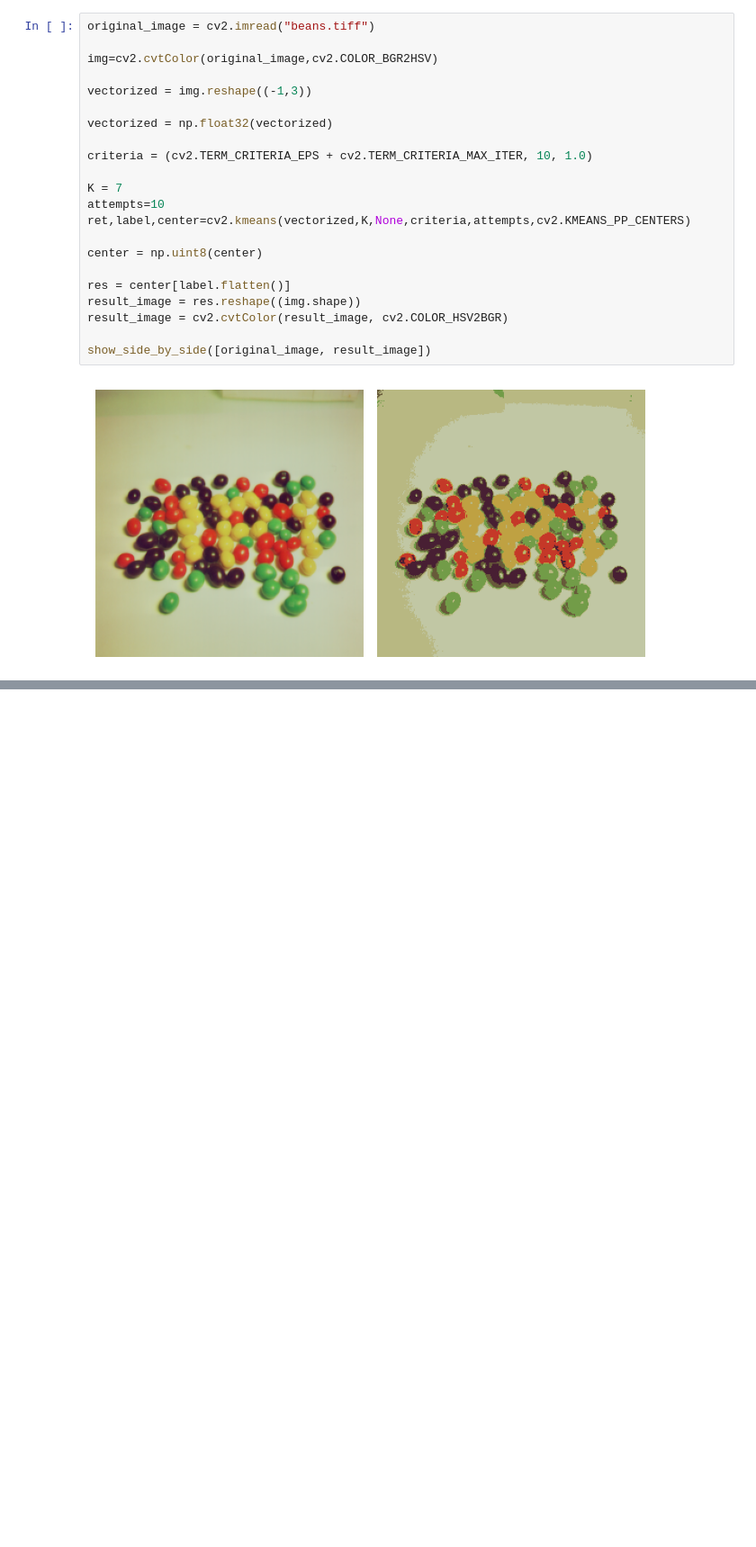
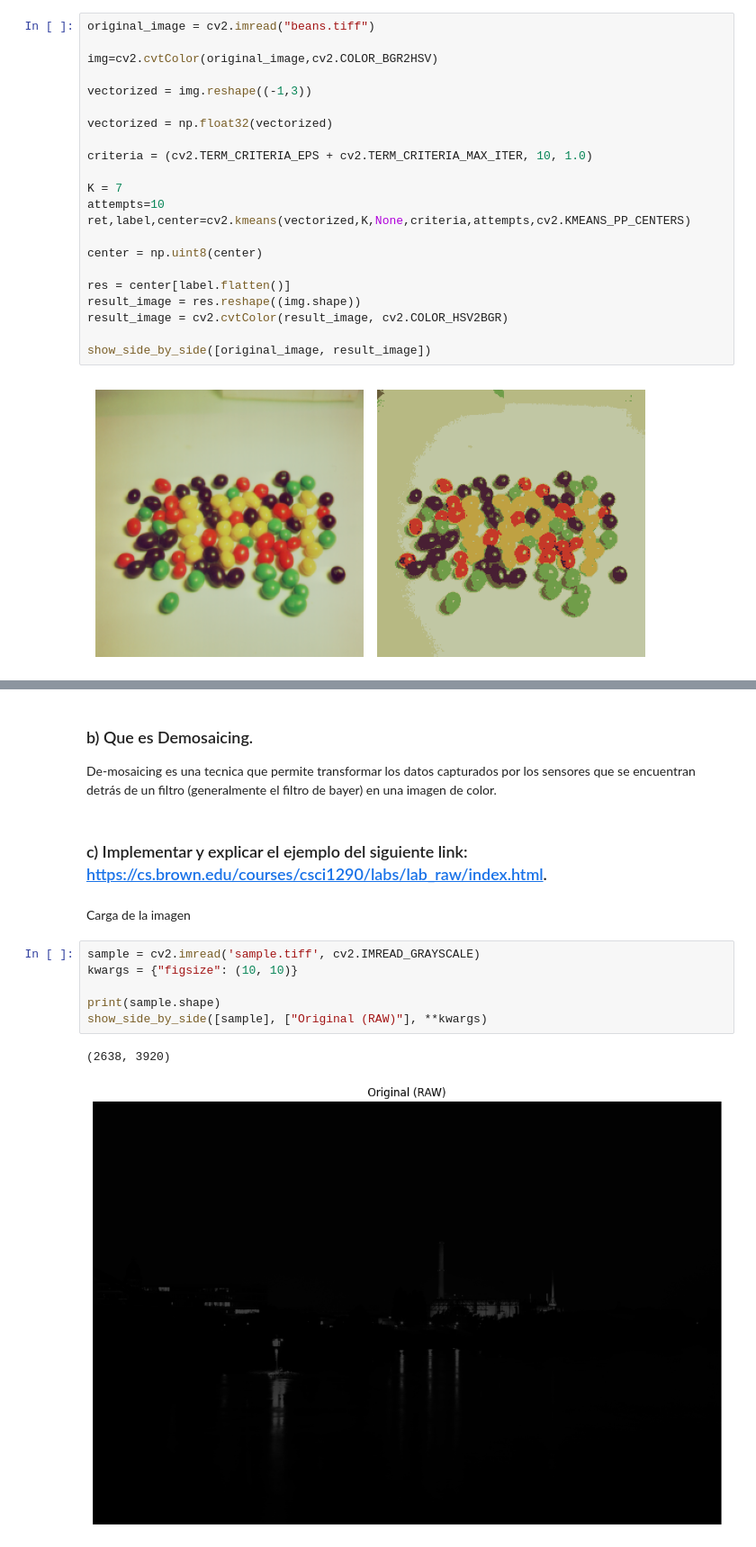
Before and after one commit to bautistasch/Procesamiento-de-Imagenes, a Jupyter notebook: TP6/notebook.ipynb, the cells around one changed output, grey strips where cells are left out. Shown at 90% size. Saved outputs shown, nothing was run; the diff lists cells and outputs as text; blank space fills up the shorter version.

```diff
--- a/TP6/notebook.ipynb
+++ b/TP6/notebook.ipynb
@@ -133,0 +142,17 @@ show_side_by_side([original_image, result_image])
+# %% [markdown]
+### b) Que es Demosaicing.
+
+De-mosaicing es una tecnica que permite transformar los datos capturados por los sensores que se encuentran detrás de un filtro (generalmente el filtro de bayer) en una imagen de color.
+# %% [markdown]
+### c) Implementar y explicar el ejemplo del siguiente link: https://cs.brown.edu/courses/csci1290/labs/lab_raw/index.html.
+# %% [markdown]
+Carga de la imagen
+# %%
+sample = cv2.imread('sample.tiff', cv2.IMREAD_GRAYSCALE)
+kwargs = {"figsize": (10, 10)}
+
+print(sample.shape)
+show_side_by_side([sample], ["Original (RAW)"], **kwargs)
+# %% [output]
+(2638, 3920)
+[figure, added]
```
Also changed, not shown: parts of 8 cells of this notebook, 1 other file.
